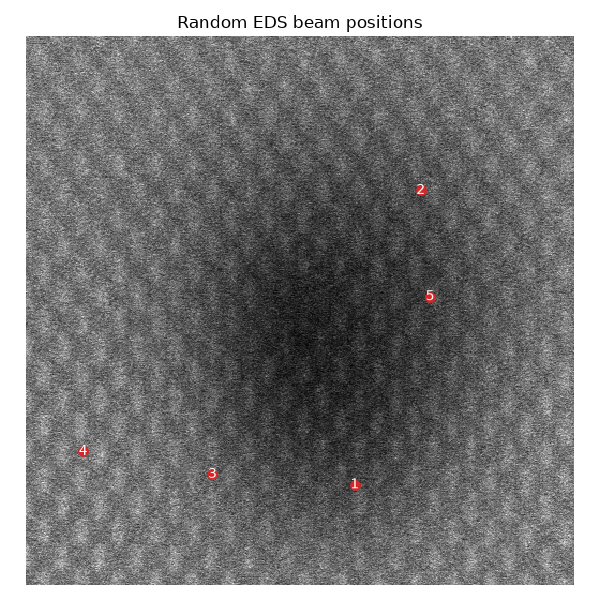
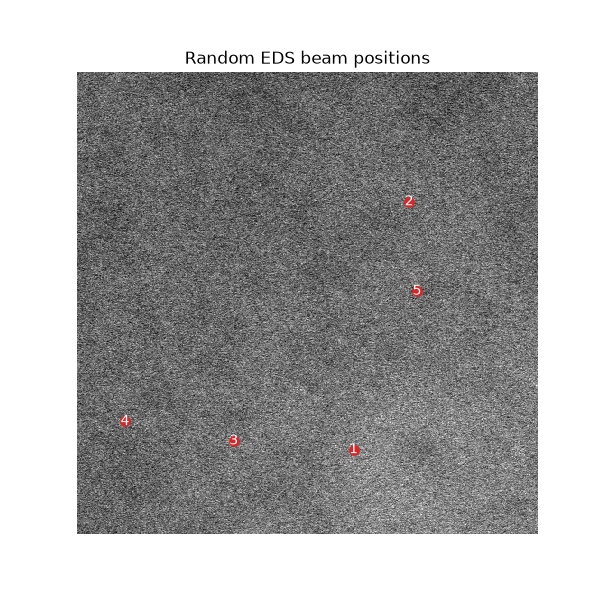
Unified diff of the notebook cell whose output changed from the first chart to the second:
--- before
+++ after
@@ -11,3 +11,3 @@
 ax.set_title("Random EDS beam positions")
 ax.axis("off")
-plt.tight_layout()
+plt.show()

Commit: update